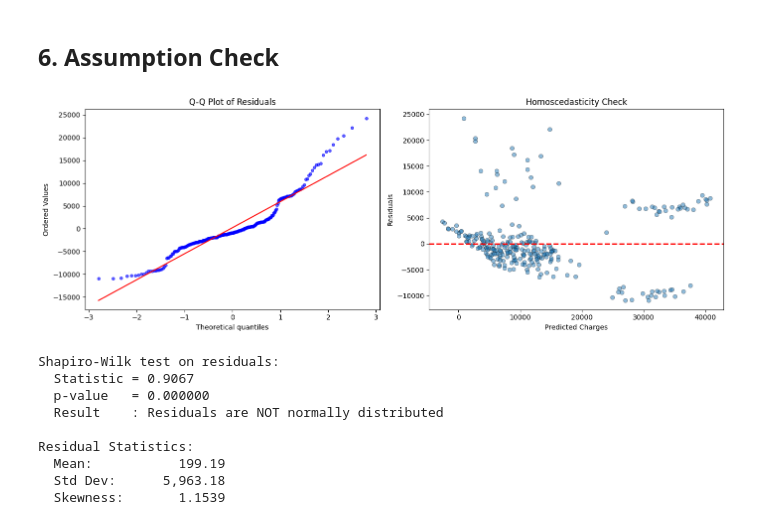
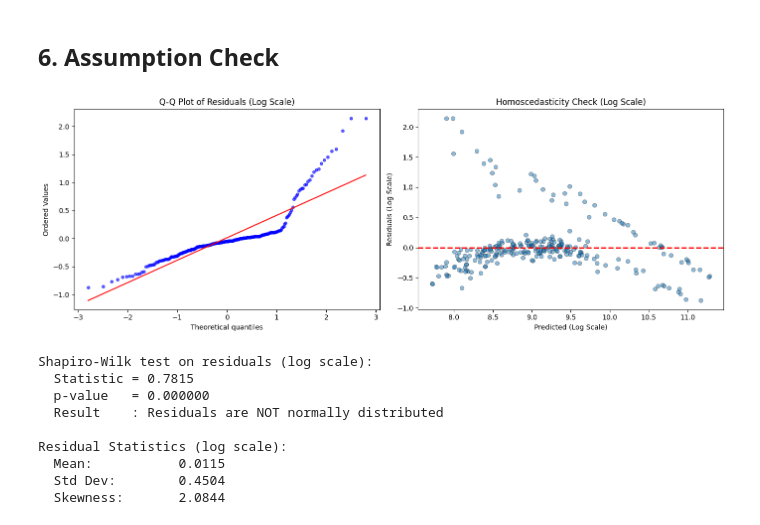
Before and after one commit to ameliacitradewi/Insurance-Cost-Prediction, a Jupyter notebook: code.ipynb, the cells around one changed output. Drawn from its saved outputs; the diff is of its cells as text; code cells hidden in the pictures.

```diff
--- a/code.ipynb
+++ b/code.ipynb
@@ -655,29 +681,30 @@ Feature Coefficients (sorted by absolute value):
 # %% [markdown]
 ## 5. Residual Analysis
 # %%
-residuals = y_test - y_pred_test
+residuals_orig = y_test_orig - y_pred_test_orig
+residuals_log = y_test - y_pred_test
 
 fig, axes = plt.subplots(1, 3, figsize=(18, 5))
 
-axes[0].scatter(y_test, y_pred_test, alpha=0.5, edgecolors='black', linewidths=0.5)
-max_val = max(y_test.max(), y_pred_test.max())
+axes[0].scatter(y_test_orig, y_pred_test_orig, alpha=0.5, edgecolors='black', linewidths=0.5)
+max_val = max(y_test_orig.max(), y_pred_test_orig.max())
 axes[0].plot([0, max_val], [0, max_val], 'r--', linewidth=2, label='Perfect Prediction')
 axes[0].set_xlabel('Actual Charges')
 axes[0].set_ylabel('Predicted Charges')
-axes[0].set_title('Actual vs Predicted (Test Set)')
+axes[0].set_title('Actual vs Predicted (Original Scale)')
 axes[0].legend()
 
-axes[1].scatter(y_pred_test, residuals, alpha=0.5, edgecolors='black', linewidths=0.5)
+axes[1].scatter(y_pred_test_orig, residuals_orig, alpha=0.5, edgecolors='black', linewidths=0.5)
 axes[1].axhline(y=0, color='r', linestyle='--', linewidth=2)
 axes[1].set_xlabel('Predicted Charges')
 axes[1].set_ylabel('Residuals')
-axes[1].set_title('Residuals vs Predicted')
+axes[1].set_title('Residuals vs Predicted (Original Scale)')
 
-axes[2].hist(residuals, bins=30, edgecolor='black', alpha=0.7)
+axes[2].hist(residuals_log, bins=30, edgecolor='black', alpha=0.7)
 axes[2].axvline(x=0, color='r', linestyle='--', linewidth=2)
-axes[2].set_xlabel('Residual Value')
+axes[2].set_xlabel('Residual Value (Log Scale)')
 axes[2].set_ylabel('Frequency')
-axes[2].set_title('Residual Distribution')
+axes[2].set_title('Residual Distribution (Log Scale)')
 
 plt.tight_layout()
 plt.show()
@@ -688,41 +715,41 @@ plt.show()
 # %%
 from scipy.stats import shapiro
 import scipy.stats as scipy_stats
 
 fig, axes = plt.subplots(1, 2, figsize=(14, 5))
 
-# Q-Q Plot
-scipy_stats.probplot(residuals, dist="norm", plot=axes[0])
-axes[0].set_title('Q-Q Plot of Residuals')
+# Q-Q Plot (log-scale residuals)
+scipy_stats.probplot(residuals_log, dist="norm", plot=axes[0])
+axes[0].set_title('Q-Q Plot of Residuals (Log Scale)')
 axes[0].get_lines()[0].set(markersize=4, alpha=0.6)
 
-# Residuals vs Fitted with LOWESS trend
-axes[1].scatter(y_pred_test, residuals, alpha=0.5, edgecolors='black', linewidths=0.5)
+# Homoscedasticity check (log-scale)
+axes[1].scatter(y_pred_test, residuals_log, alpha=0.5, edgecolors='black', linewidths=0.5)
 axes[1].axhline(y=0, color='r', linestyle='--', linewidth=2)
-axes[1].set_xlabel('Predicted Charges')
-axes[1].set_ylabel('Residuals')
-axes[1].set_title('Homoscedasticity Check')
+axes[1].set_xlabel('Predicted (Log Scale)')
+axes[1].set_ylabel('Residuals (Log Scale)')
+axes[1].set_title('Homoscedasticity Check (Log Scale)')
 
 plt.tight_layout()
 plt.show()
 
-stat, p_value = shapiro(residuals)
-print(f"\nShapiro-Wilk test on residuals:")
+stat, p_value = shapiro(residuals_log)
+print(f"\nShapiro-Wilk test on residuals (log scale):")
 print(f"  Statistic = {stat:.4f}")
 print(f"  p-value   = {p_value:.6f}")
 print(f"  Result    : {'Residuals are normally distributed' if p_value > 0.05 else 'Residuals are NOT normally distributed'}")
-print(f"\nResidual Statistics:")
-print(f"  Mean:     {residuals.mean():>12,.2f}")
-print(f"  Std Dev:  {residuals.std():>12,.2f}")
-print(f"  Skewness: {residuals.skew():>12.4f}")
+print(f"\nResidual Statistics (log scale):")
+print(f"  Mean:     {residuals_log.mean():>12.4f}")
+print(f"  Std Dev:  {residuals_log.std():>12.4f}")
+print(f"  Skewness: {residuals_log.skew():>12.4f}")
 # %% [output]
-[figure, old version]
+[figure, new version]
-Shapiro-Wilk test on residuals:
-  Statistic = 0.9067
+Shapiro-Wilk test on residuals (log scale):
+  Statistic = 0.7815
   p-value   = 0.000000
   Result    : Residuals are NOT normally distributed
 
-Residual Statistics:
-  Mean:           199.19
-  Std Dev:      5,963.18
-  Skewness:       1.1539
+Residual Statistics (log scale):
+  Mean:           0.0115
+  Std Dev:        0.4504
+  Skewness:       2.0844
```
Also changed, not shown: parts of 10 cells of this notebook.
